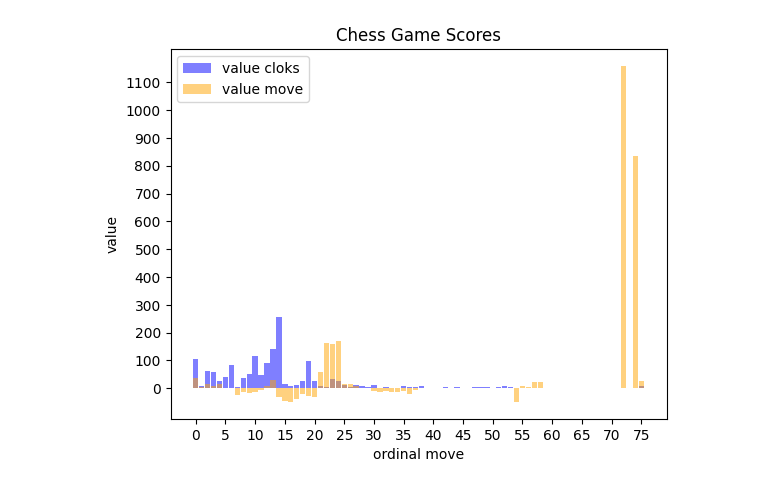
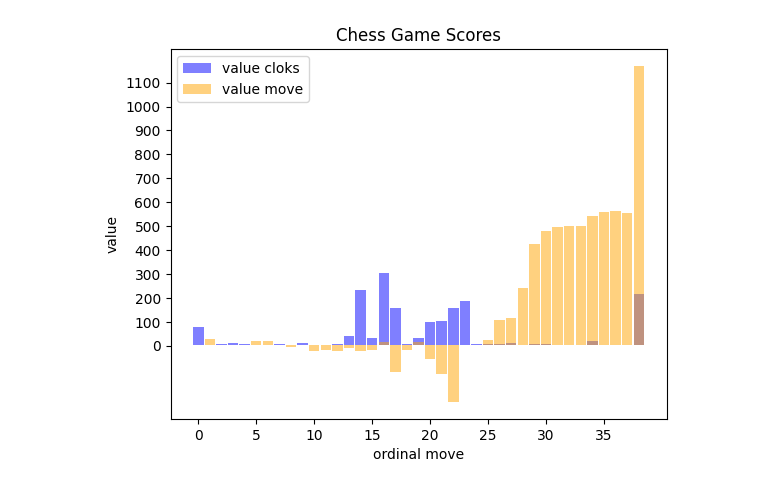
Before and after one commit to SivkoFamily/DataScience, a Jupyter notebook: lichess_liderboard/visualiz.ipynb, the cells around one changed output. Saved outputs shown, nothing was run; the diff lists cells and outputs as text; code cells hidden in the pictures.

```diff
--- a/lichess_liderboard/visualiz.ipynb
+++ b/lichess_liderboard/visualiz.ipynb
@@ -13 +21,5 @@ import LichessAnalys as li
+# %%
+lichessAnalys = li.LichessAnalys()
+hypotheses = hyp.ProgressivePlayerCanBeACheater()
+message_to_send = ms.MessageToSend()
 # %%
@@ -18,6 +43,10 @@ df['move_score_new'] = [ast.literal_eval(i) for i in df['move_score']]
+# %%
+message_to_send.create_plot_eval_cloks(number_game=1)
+# %% [output]
+[figure, added]
 # %%
 number_game = 7
-def create_plot_eval_cloks(self, number_game)
+def create_plot_eval_cloks(self, number_game):
     len_move = len(df['move_score_new'][number_game])
     max_score = max(df['move_score_new'][number_game])
     plt.bar(range(len_move), df['clocks_list_new'][number_game],
@@ -38,5 +67,3 @@ def create_plot_eval_cloks(self, number_game)
     plt.xlabel('ordinal move')
     plt.title('Chess Game Scores')
     plt.savefig('sample_plot.png')
-# %% [output]
-[figure, removed]
```
Also changed, not shown: parts of 31 cells of this notebook, 6 other files.
